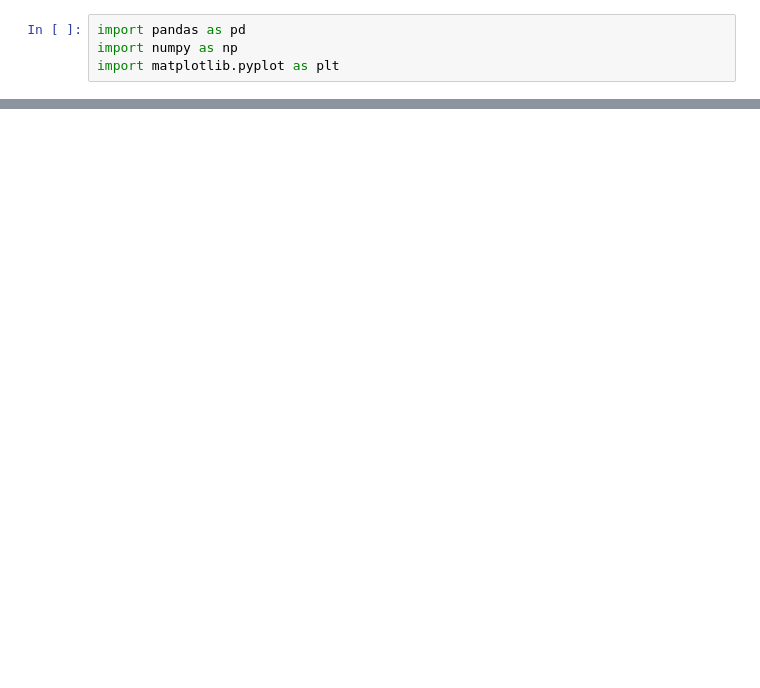
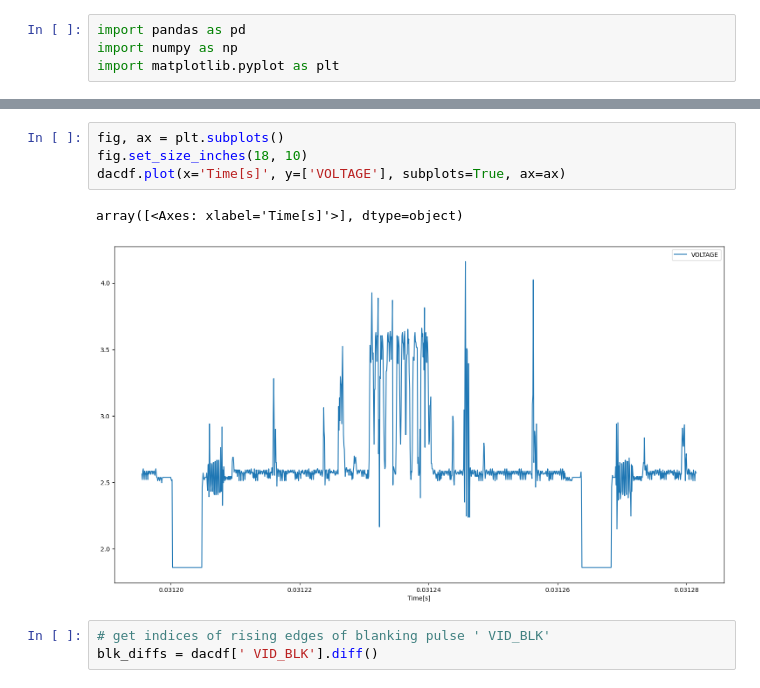
Before and after one commit to ebtrac/pp1_data_processing, a Jupyter notebook: pp1_dac_data_decoding.ipynb, the cells around one changed output, grey strips where cells are left out. Cells and saved outputs as stored; diff of their text form; blank space fills up the shorter version.

```diff
--- a/pp1_dac_data_decoding.ipynb
+++ b/pp1_dac_data_decoding.ipynb
@@ -54,3 +55,13 @@ dacdf.head()
+# %%
+fig, ax = plt.subplots()
+fig.set_size_inches(18, 10)
+dacdf.plot(x='Time[s]', y=['VOLTAGE'], subplots=True, ax=ax)
+# %% [output]
+array([<Axes: xlabel='Time[s]'>], dtype=object)
+[figure, added]
+# %%
+# get indices of rising edges of blanking pulse ' VID_BLK'
+blk_diffs = dacdf[' VID_BLK'].diff()
 # %%
 fig, ax = plt.subplots()
 fig.set_size_inches(18, 10)
```
Also changed, not shown: parts of 5 cells of this notebook.
